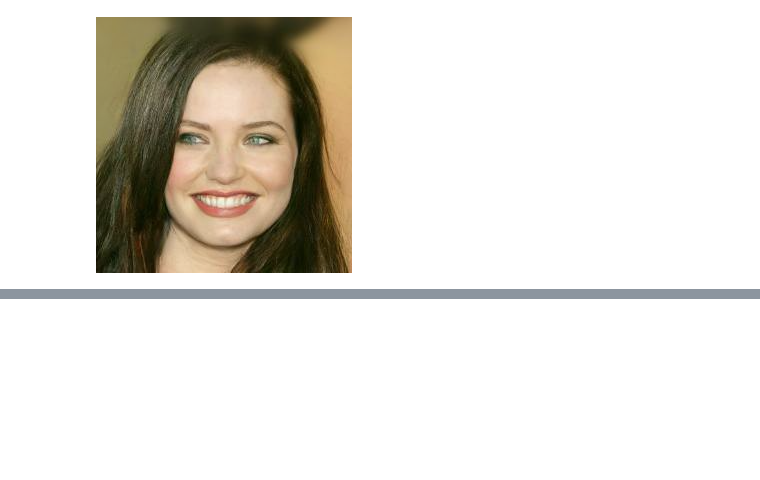
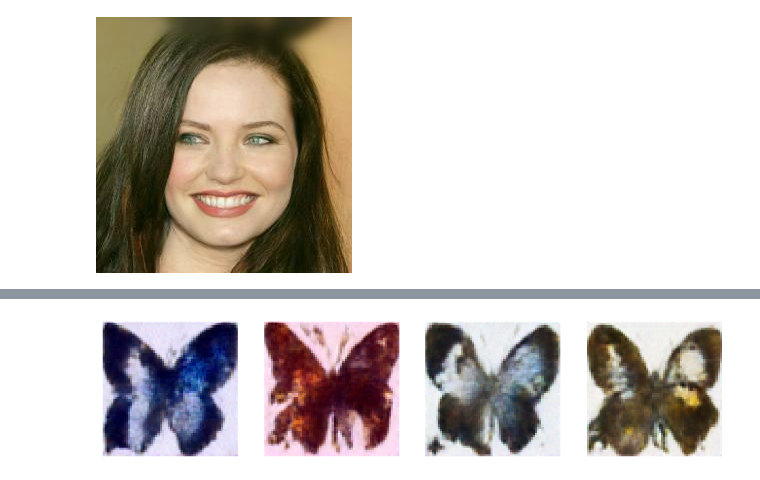
Before and after one commit to alanhou/ai, a Jupyter notebook: hands-on-generative-ai/03-diffusion-models.ipynb, the cells around one changed output, grey strips where cells are left out. Saved outputs shown, nothing was run; the diff lists cells and outputs as text; code cells hidden in the pictures; blank space fills up the shorter version.

```diff
--- a/hands-on-generative-ai/03-diffusion-models.ipynb
+++ b/hands-on-generative-ai/03-diffusion-models.ipynb
@@ -121,0 +228,6 @@ show_images(batch["images"][:8] * 0.5 + 0.5)
+# %%
+pipeline = DDPMPipeline(unet=model, scheduler=scheduler)
+ims = pipeline(batch_size=4).images
+show_images(ims, nrows=1)
+# %% [output]
+[figure, added]
```
Also changed, not shown: parts of 19 cells of this notebook.
